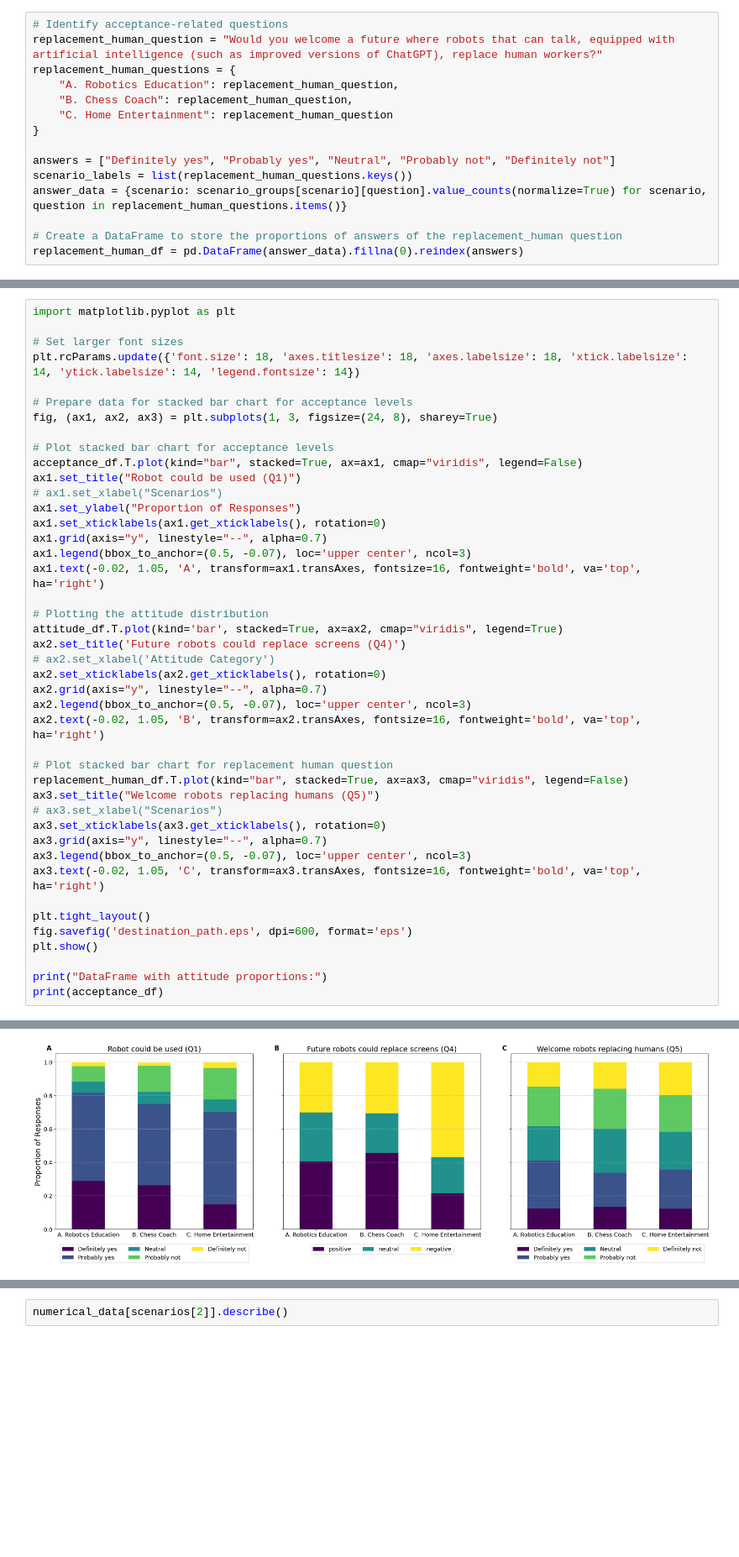
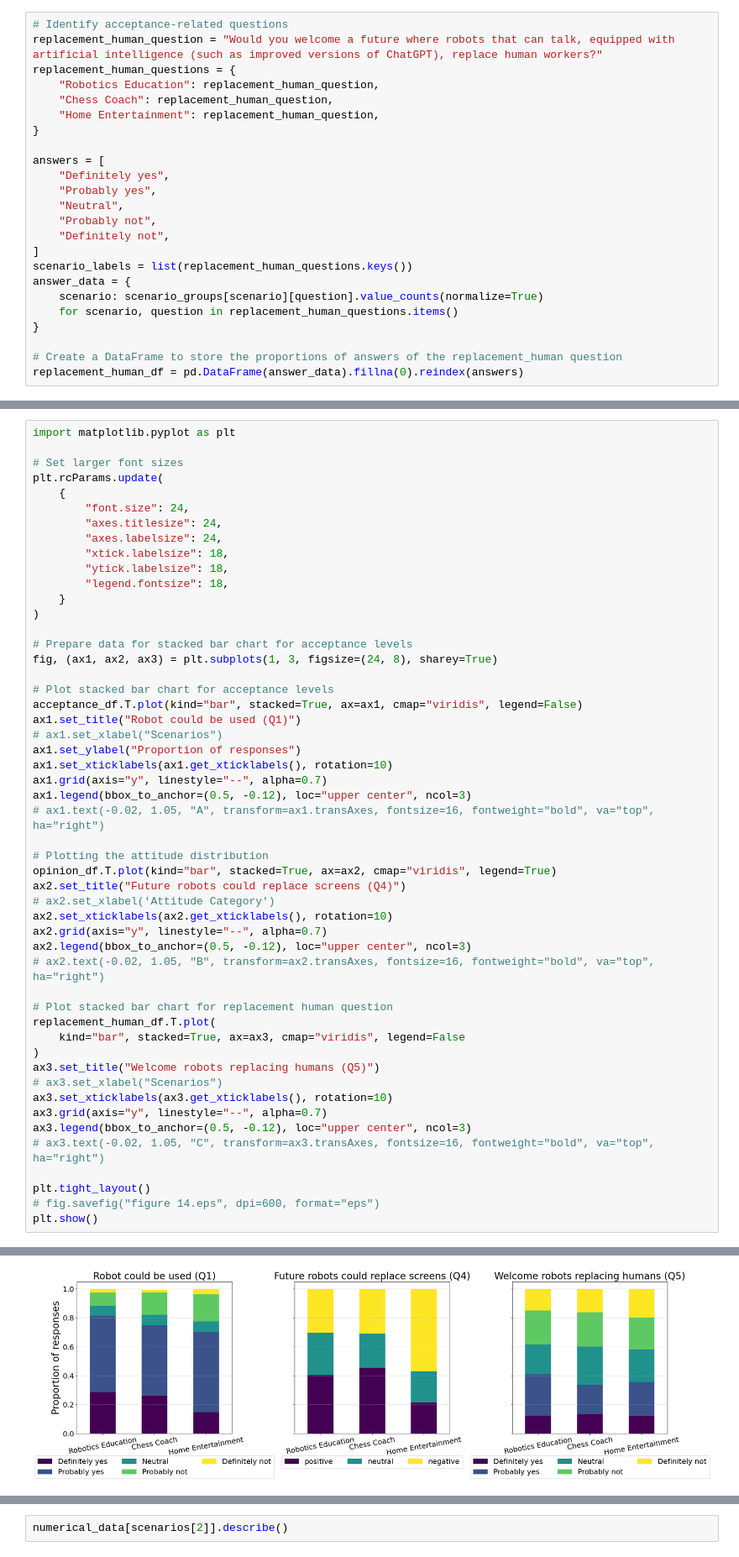
Before and after one commit to renchizhhhh/OpenChessRobot, a Jupyter notebook: online_study/data_analysis/data_analysis.ipynb, the cells around one changed output, grey strips where cells are left out. Shown at 84% size. Saved outputs shown, nothing was run; the diff lists cells and outputs as text; blank space fills up the shorter version.

Commit message:
updated data and scripts

```diff
--- a/online_study/data_analysis/data_analysis.ipynb
+++ b/online_study/data_analysis/data_analysis.ipynb
@@ -82,14 +108,23 @@ acceptance_df = pd.DataFrame(acceptance_data).fillna(0).reindex(acceptance_level
 # Identify acceptance-related questions
 replacement_human_question = "Would you welcome a future where robots that can talk, equipped with artificial intelligence (such as improved versions of ChatGPT), replace human workers?"
 replacement_human_questions = {
-    "A. Robotics Education": replacement_human_question,
-    "B. Chess Coach": replacement_human_question,
-    "C. Home Entertainment": replacement_human_question
+    "Robotics Education": replacement_human_question,
+    "Chess Coach": replacement_human_question,
+    "Home Entertainment": replacement_human_question,
 }
 
-answers = ["Definitely yes", "Probably yes", "Neutral", "Probably not", "Definitely not"]
+answers = [
+    "Definitely yes",
+    "Probably yes",
+    "Neutral",
+    "Probably not",
+    "Definitely not",
+]
 scenario_labels = list(replacement_human_questions.keys())
-answer_data = {scenario: scenario_groups[scenario][question].value_counts(normalize=True) for scenario, question in replacement_human_questions.items()}
+answer_data = {
+    scenario: scenario_groups[scenario][question].value_counts(normalize=True)
+    for scenario, question in replacement_human_questions.items()
+}
 
 # Create a DataFrame to store the proportions of answers of the replacement_human question
 replacement_human_df = pd.DataFrame(answer_data).fillna(0).reindex(answers)
@@ -147,7 +206,16 @@ attitude_df = pd.DataFrame(category_proportions).reindex(categories)
 import matplotlib.pyplot as plt
 
 # Set larger font sizes
-plt.rcParams.update({'font.size': 18, 'axes.titlesize': 18, 'axes.labelsize': 18, 'xtick.labelsize': 14, 'ytick.labelsize': 14, 'legend.fontsize': 14})
+plt.rcParams.update(
+    {
+        "font.size": 24,
+        "axes.titlesize": 24,
+        "axes.labelsize": 24,
+        "xtick.labelsize": 18,
+        "ytick.labelsize": 18,
+        "legend.fontsize": 18,
+    }
+)
 
 # Prepare data for stacked bar chart for acceptance levels
 fig, (ax1, ax2, ax3) = plt.subplots(1, 3, figsize=(24, 8), sharey=True)
@@ -156,34 +224,33 @@ fig, (ax1, ax2, ax3) = plt.subplots(1, 3, figsize=(24, 8), sharey=True)
 acceptance_df.T.plot(kind="bar", stacked=True, ax=ax1, cmap="viridis", legend=False)
 ax1.set_title("Robot could be used (Q1)")
 # ax1.set_xlabel("Scenarios")
-ax1.set_ylabel("Proportion of Responses")
-ax1.set_xticklabels(ax1.get_xticklabels(), rotation=0)
+ax1.set_ylabel("Proportion of responses")
+ax1.set_xticklabels(ax1.get_xticklabels(), rotation=10)
 ax1.grid(axis="y", linestyle="--", alpha=0.7)
-ax1.legend(bbox_to_anchor=(0.5, -0.07), loc='upper center', ncol=3)
-ax1.text(-0.02, 1.05, 'A', transform=ax1.transAxes, fontsize=16, fontweight='bold', va='top', ha='right')
+ax1.legend(bbox_to_anchor=(0.5, -0.12), loc="upper center", ncol=3)
+# ax1.text(-0.02, 1.05, "A", transform=ax1.transAxes, fontsize=16, fontweight="bold", va="top", ha="right")
 
 # Plotting the attitude distribution
-attitude_df.T.plot(kind='bar', stacked=True, ax=ax2, cmap="viridis", legend=True)
-ax2.set_title('Future robots could replace screens (Q4)')
+opinion_df.T.plot(kind="bar", stacked=True, ax=ax2, cmap="viridis", legend=True)
+ax2.set_title("Future robots could replace screens (Q4)")
 # ax2.set_xlabel('Attitude Category')
-ax2.set_xticklabels(ax2.get_xticklabels(), rotation=0)
+ax2.set_xticklabels(ax2.get_xticklabels(), rotation=10)
 ax2.grid(axis="y", linestyle="--", alpha=0.7)
-ax2.legend(bbox_to_anchor=(0.5, -0.07), loc='upper center', ncol=3)
-ax2.text(-0.02, 1.05, 'B', transform=ax2.transAxes, fontsize=16, fontweight='bold', va='top', ha='right')
+ax2.legend(bbox_to_anchor=(0.5, -0.12), loc="upper center", ncol=3)
+# ax2.text(-0.02, 1.05, "B", transform=ax2.transAxes, fontsize=16, fontweight="bold", va="top", ha="right")
 
 # Plot stacked bar chart for replacement human question
-replacement_human_df.T.plot(kind="bar", stacked=True, ax=ax3, cmap="viridis", legend=False)
+replacement_human_df.T.plot(
+    kind="bar", stacked=True, ax=ax3, cmap="viridis", legend=False
+)
 ax3.set_title("Welcome robots replacing humans (Q5)")
 # ax3.set_xlabel("Scenarios")
-ax3.set_xticklabels(ax3.get_xticklabels(), rotation=0)
+ax3.set_xticklabels(ax3.get_xticklabels(), rotation=10)
 ax3.grid(axis="y", linestyle="--", alpha=0.7)
-ax3.legend(bbox_to_anchor=(0.5, -0.07), loc='upper center', ncol=3)
-ax3.text(-0.02, 1.05, 'C', transform=ax3.transAxes, fontsize=16, fontweight='bold', va='top', ha='right')
+ax3.legend(bbox_to_anchor=(0.5, -0.12), loc="upper center", ncol=3)
+# ax3.text(-0.02, 1.05, "C", transform=ax3.transAxes, fontsize=16, fontweight="bold", va="top", ha="right")
 
 plt.tight_layout()
-fig.savefig('destination_path.eps', dpi=600, format='eps')
+# fig.savefig("figure 14.eps", dpi=600, format="eps")
 plt.show()
-
-print("DataFrame with attitude proportions:")
-print(acceptance_df)
 # %% [output]
@@ -191 +257 @@ The PostScript backend does not support transparency; partially transparent arti
-[figure, old version]
+[figure, new version]
```
Also changed, not shown: parts of 19 cells of this notebook, 21 other files.
